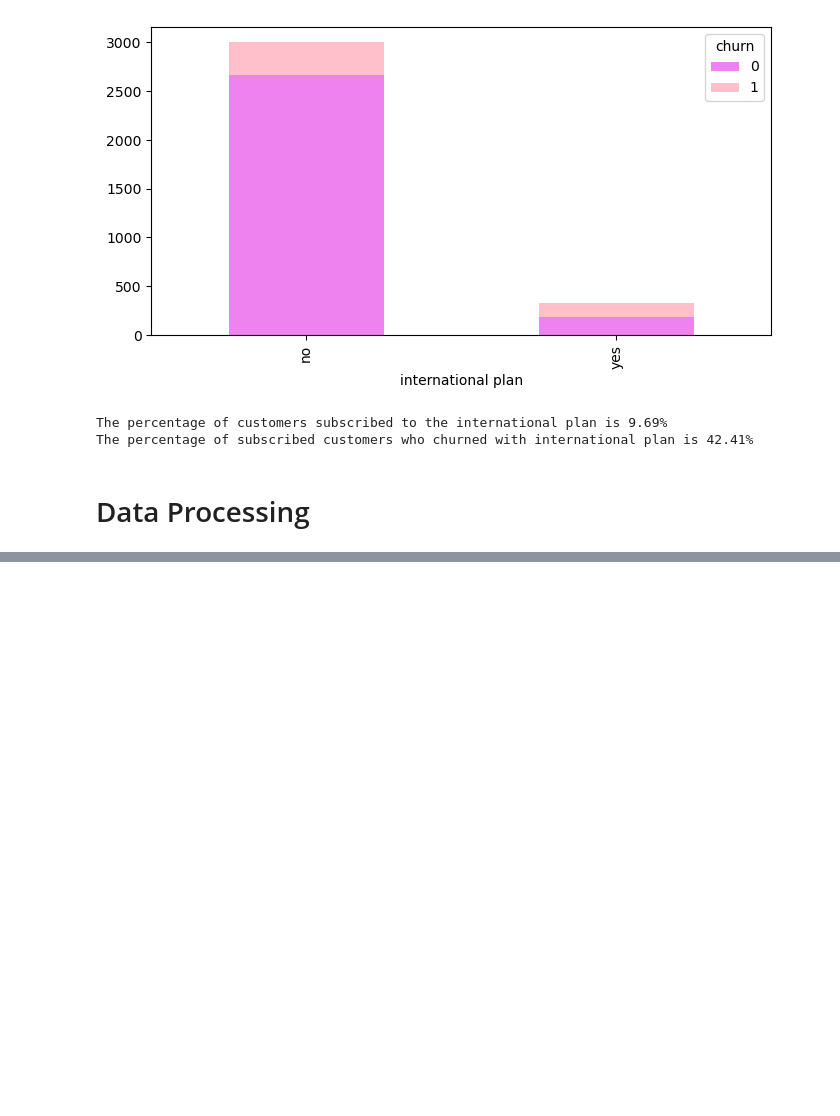
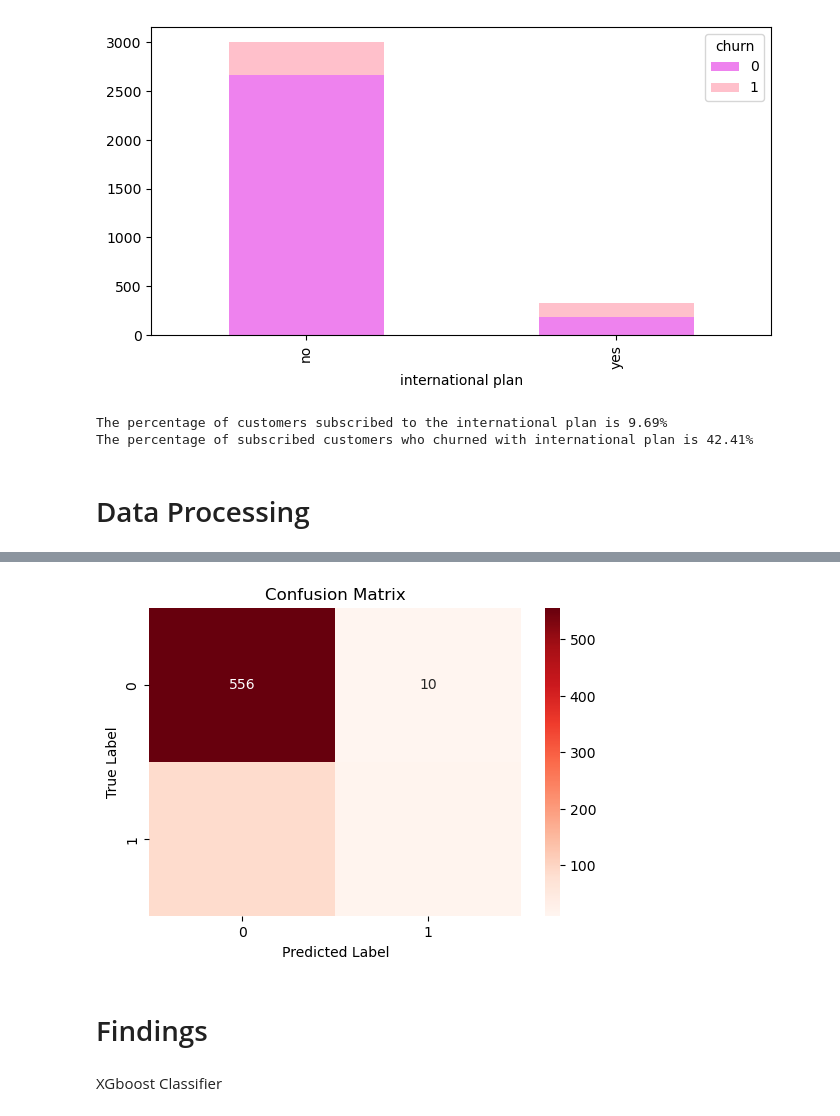
Before and after one commit to Mayoggz/SyriaTel-customer-churn, a Jupyter notebook: index.ipynb, the cells around one changed output, grey strips where cells are left out. Cells and saved outputs as stored; diff of their text form; code cells hidden in the pictures; blank space fills up the shorter version.

Commit message:
Done Modeling

```diff
--- a/index.ipynb
+++ b/index.ipynb
@@ -354,0 +659,11 @@ for col_name in cat_cols:
+# %%
+# Specify features (X) and target variable (y)
+X = cdf_scaled.drop(columns=['churn'])  # Features
+y = cdf_scaled['churn']  # Target variable
+
+# Split the data into training and testing sets (train-test split)
+X_train, X_test, y_train, y_test = train_test_split(X, y, test_size=0.2, random_state=42)
+
+# Check the shapes of the split data
+print("Train set size:", X_train.shape[0])
+print("Test set size:", X_test.shape[0])
@@ -354,0 +694,23 @@ for col_name in cat_cols:
+# %%
+# Define the logistic regression model within a pipeline
+model = make_pipeline(StandardScaler(), LogisticRegression(random_state=42))
+
+# Perform k-fold cross-validation on the training set
+k_fold = KFold(n_splits=5, shuffle=True, random_state=42)
+cv_scores = cross_val_score(model, X_train, y_train, cv=k_fold, scoring='accuracy')
+
+# Print cross-validation scores
+print("Cross-val scores:", cv_scores)
+print("Mean CV acc:", cv_scores.mean())
+
+# Train the logistic regression model
+model.fit(X_train, y_train)
+
+# Make predictions
+y_pred = model.predict(X_test)
+
+# Evaluate model performance
+accuracy = accuracy_score(y_test, y_pred)
+print("\nLogistic Regression Evaluation:")
+print("Accuracy:", accuracy)
+print(classification_report(y_test, y_pred))
@@ -354,0 +731,17 @@ for col_name in cat_cols:
+# %%
+# Compute confusion matrix
+conf_mat = confusion_matrix(y_test, y_pred)
+
+# Plot confusion matrix
+plt.figure(figsize=(6, 4))
+sns.heatmap(conf_mat, annot=True, fmt='d', cmap='Reds')
+plt.xlabel('Predicted Label')
+plt.ylabel('True Label')
+plt.title('Confusion Matrix')
+plt.show()
+# %% [output]
+[figure, added]
+# %% [markdown]
+# Findings
+# %% [markdown]
+XGboost Classifier
```
Also changed, not shown: parts of 27 cells of this notebook.
